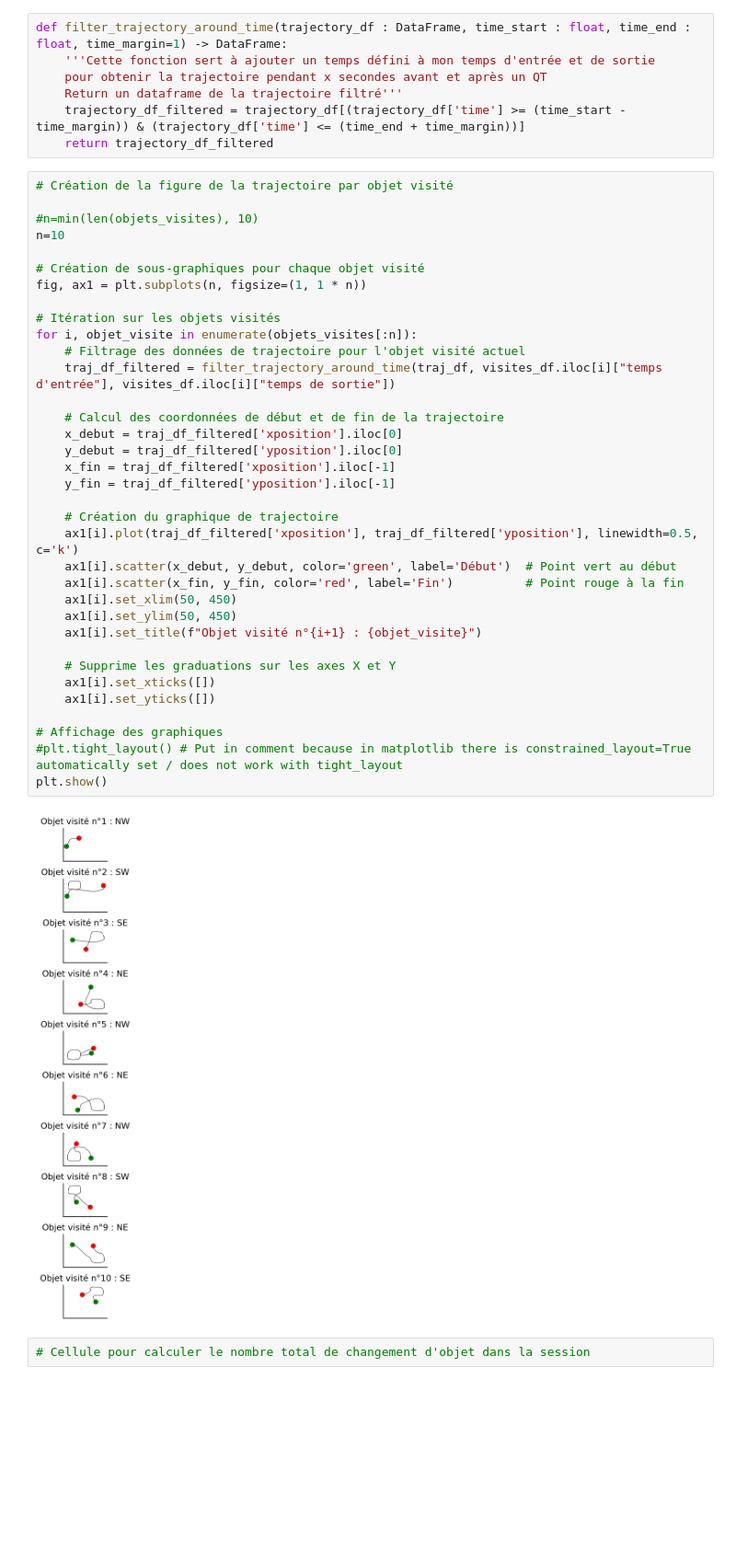
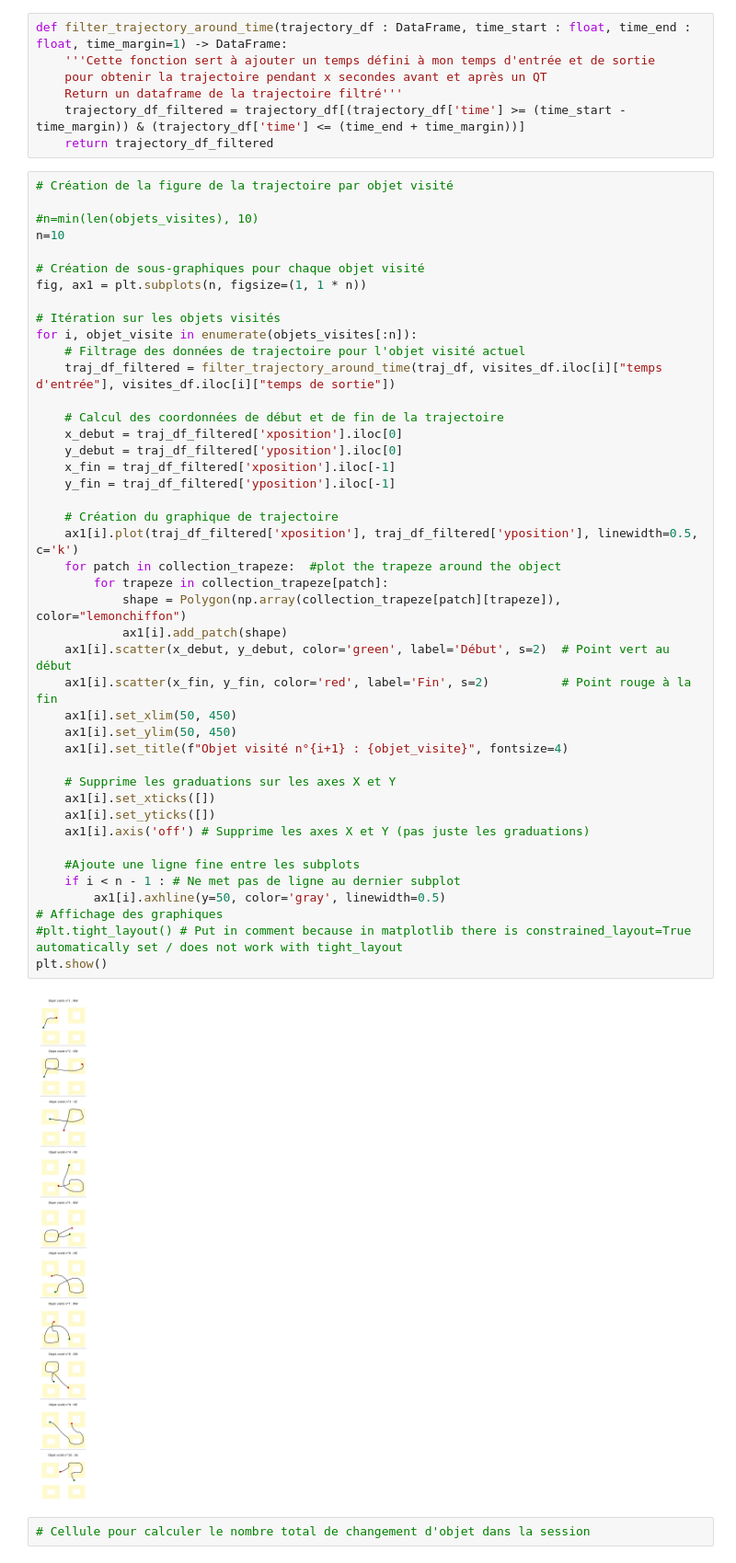
Before and after one commit to HeathenToaster/MouseTache, a Jupyter notebook: Behavior_Analysis_Maud.ipynb, the cells around one changed output. Shown at 92% size. Cells and saved outputs as stored; diff of their text form; blank space fills up the shorter version.

Commit message:
reduce green and red points size in QT traj graph

```diff
--- a/Behavior_Analysis_Maud.ipynb
+++ b/Behavior_Analysis_Maud.ipynb
@@ -297,36 +297,44 @@ def filter_trajectory_around_time(trajectory_df : DataFrame, time_start : float,
 #n=min(len(objets_visites), 10)
 n=10
 
 # Création de sous-graphiques pour chaque objet visité
 fig, ax1 = plt.subplots(n, figsize=(1, 1 * n))
 
 # Itération sur les objets visités
 for i, objet_visite in enumerate(objets_visites[:n]):
     # Filtrage des données de trajectoire pour l'objet visité actuel
     traj_df_filtered = filter_trajectory_around_time(traj_df, visites_df.iloc[i]["temps d'entrée"], visites_df.iloc[i]["temps de sortie"])
 
     # Calcul des coordonnées de début et de fin de la trajectoire
     x_debut = traj_df_filtered['xposition'].iloc[0]
     y_debut = traj_df_filtered['yposition'].iloc[0]
     x_fin = traj_df_filtered['xposition'].iloc[-1]
     y_fin = traj_df_filtered['yposition'].iloc[-1]
 
     # Création du graphique de trajectoire
     ax1[i].plot(traj_df_filtered['xposition'], traj_df_filtered['yposition'], linewidth=0.5, c='k')
-    ax1[i].scatter(x_debut, y_debut, color='green', label='Début')  # Point vert au début
-    ax1[i].scatter(x_fin, y_fin, color='red', label='Fin')          # Point rouge à la fin
+    for patch in collection_trapeze:  #plot the trapeze around the object
+        for trapeze in collection_trapeze[patch]:
+            shape = Polygon(np.array(collection_trapeze[patch][trapeze]), color="lemonchiffon")
+            ax1[i].add_patch(shape)
+    ax1[i].scatter(x_debut, y_debut, color='green', label='Début', s=2)  # Point vert au début
+    ax1[i].scatter(x_fin, y_fin, color='red', label='Fin', s=2)          # Point rouge à la fin
     ax1[i].set_xlim(50, 450)
     ax1[i].set_ylim(50, 450)
-    ax1[i].set_title(f"Objet visité n°{i+1} : {objet_visite}")
+    ax1[i].set_title(f"Objet visité n°{i+1} : {objet_visite}", fontsize=4)
 
     # Supprime les graduations sur les axes X et Y
     ax1[i].set_xticks([])
     ax1[i].set_yticks([])
+    ax1[i].axis('off') # Supprime les axes X et Y (pas juste les graduations)
 
+    #Ajoute une ligne fine entre les subplots
+    if i < n - 1 : # Ne met pas de ligne au dernier subplot
+        ax1[i].axhline(y=50, color='gray', linewidth=0.5)
 # Affichage des graphiques
 #plt.tight_layout() # Put in comment because in matplotlib there is constrained_layout=True automatically set / does not work with tight_layout
 plt.show()
 # %% [output]
-[figure, old version]
+[figure, new version]
 # %%
 # Cellule pour calculer le nombre total de changement d'objet dans la session
```
